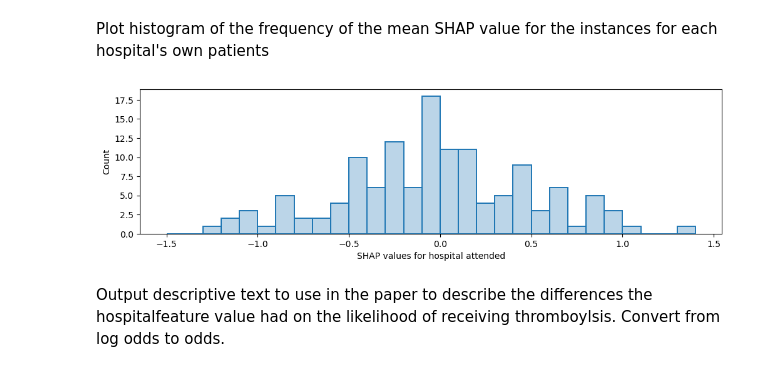
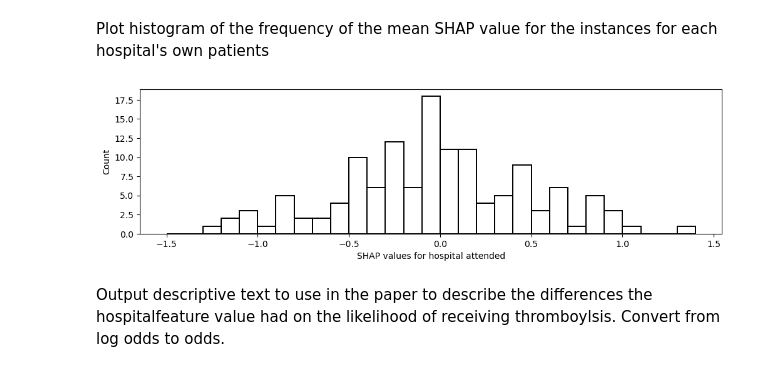
Before and after one commit to samuel-book/samuel_shap_paper_1, a Jupyter notebook: xgb_10_features/03a_xgb_all_data_shap_values_vs_feature_values.ipynb, the cells around one changed output. Cells and saved outputs as stored; diff of their text form; code cells hidden in the pictures.

```diff
--- a/xgb_10_features/03a_xgb_all_data_shap_values_vs_feature_values.ipynb
+++ b/xgb_10_features/03a_xgb_all_data_shap_values_vs_feature_values.ipynb
@@ -519,7 +519,7 @@ for n, feat in enumerate(features_shap_ranked):
     # create violin plot
     ax = fig.add_subplot(nrows,3,n+1)
 
-    ax.violinplot(shap_per_category, showmeans=True, widths=0.9)
+    ax.boxplot(shap_per_category, whis=99999, widths=0.7)
 
     # Add line at Shap = 0
     feature_values = shap_values_extended[:, feat].data
@@ -539,7 +539,7 @@ for n, feat in enumerate(features_shap_ranked):
 
 plt.tight_layout(pad=2)
 
-fig.savefig(f'output/{notebook}_{model_text}_thrombolysis_shap_violin_all_'
+fig.savefig(f'output/{notebook}_{model_text}_thrombolysis_shap_boxplot_all_'
             f'features.jpg',
             dpi=300, bbox_inches='tight', pad_inches=0.2)
 
@@ -631,20 +631,18 @@ Plot histogram of the frequency of the mean SHAP value for the instances for eac
 # %%
 # Plot histogram
 fig = plt.figure(figsize=(12,3))
 ax = fig.add_subplot()
 
 ax.hist(stroke_team_mean_shap, bins=np.arange(-1.5, 1.5, 0.1),
-        color=[0.12156863, 0.46666667, 0.70588235, 0.3],
-        ec=[0.12156863, 0.46666667, 0.70588235, 1.],
-        linewidth=1.4)
+        color='w', ec='k', linewidth=1.4)
 
 ax.set_xlabel('SHAP values for hospital attended')
 ax.set_ylabel('Count')
 plt.savefig(f'./output/{notebook}_{model_text}_hosp_shap_hist.jpg', dpi=300,
             bbox_inches='tight', pad_inches=0.2)
 plt.show()
 # %% [output]
-[figure, old version]
+[figure, new version]
 # %% [markdown]
 Output descriptive text to use in the paper to describe the differences the hospitalfeature value had on the likelihood of receiving thromboylsis.
 Convert from log odds to odds.
```
Also changed, not shown: parts of 4 cells of this notebook, 3 other files.
